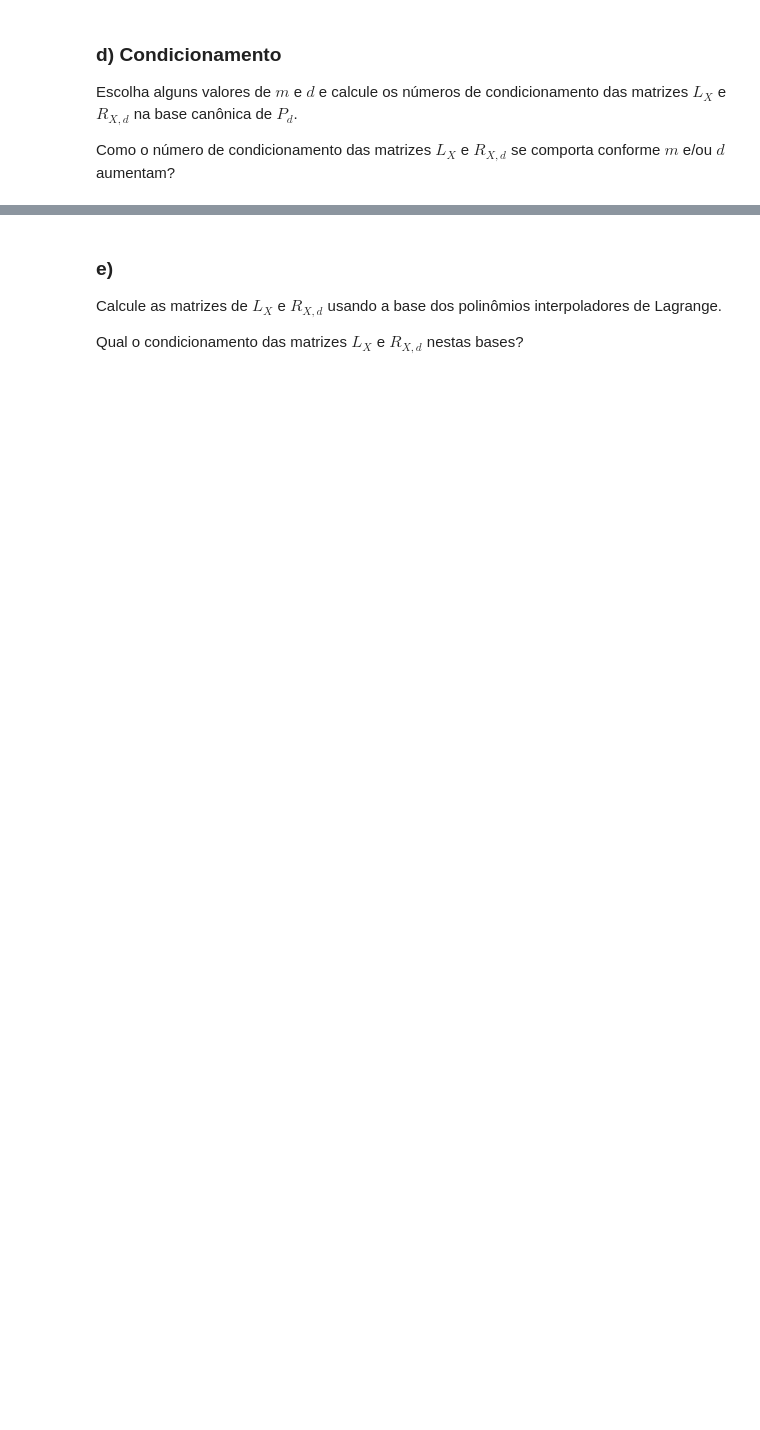
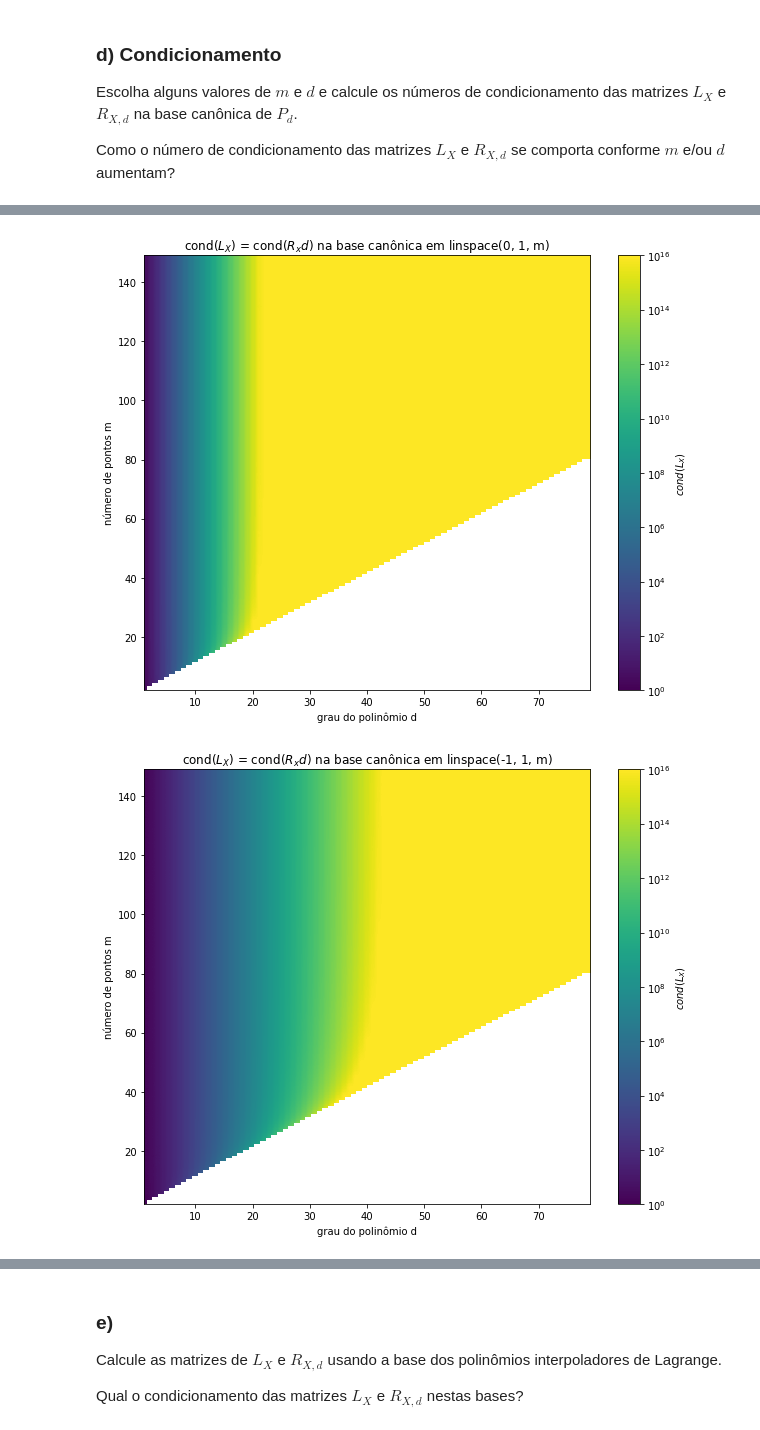
Before and after one commit to aliicerabello/fgv-aln-projeto3, a Jupyter notebook: projeto.ipynb, the cells around one changed output, grey strips where cells are left out. Cells and saved outputs as stored; diff of their text form; code cells hidden in the pictures; blank space fills up the shorter version.

```diff
--- a/projeto.ipynb
+++ b/projeto.ipynb
@@ -494,0 +431,7 @@ plt.show()
+# %%
+cond_heatmap_canonica(0, 1)
+cond_heatmap_canonica(-1, 1)
+cond_heatmap_canonica(-10, 10)
+# %% [output]
+[figure, added]
+[figure, added]
```
Also changed, not shown: parts of 12 cells of this notebook, 1 other file.
